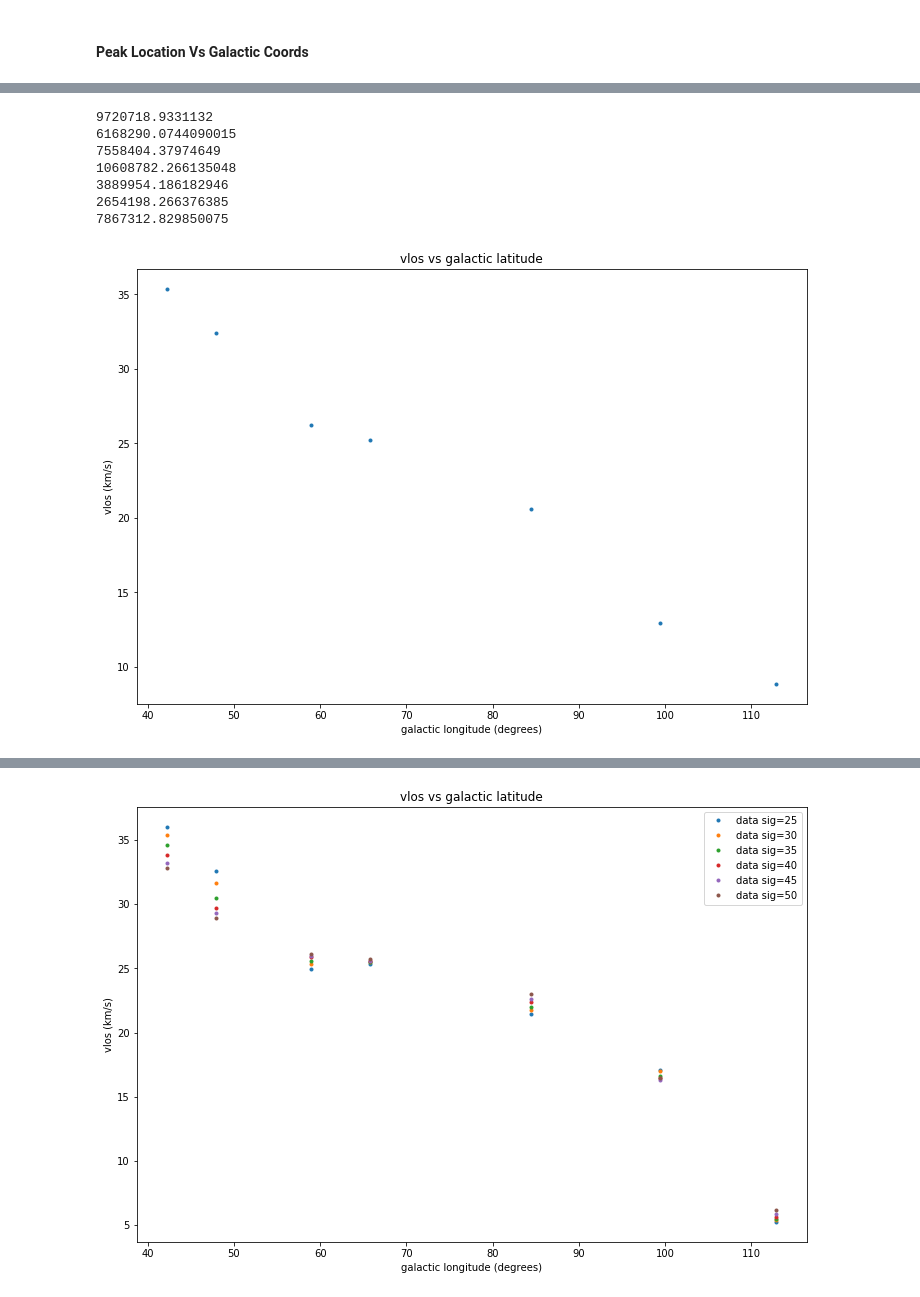
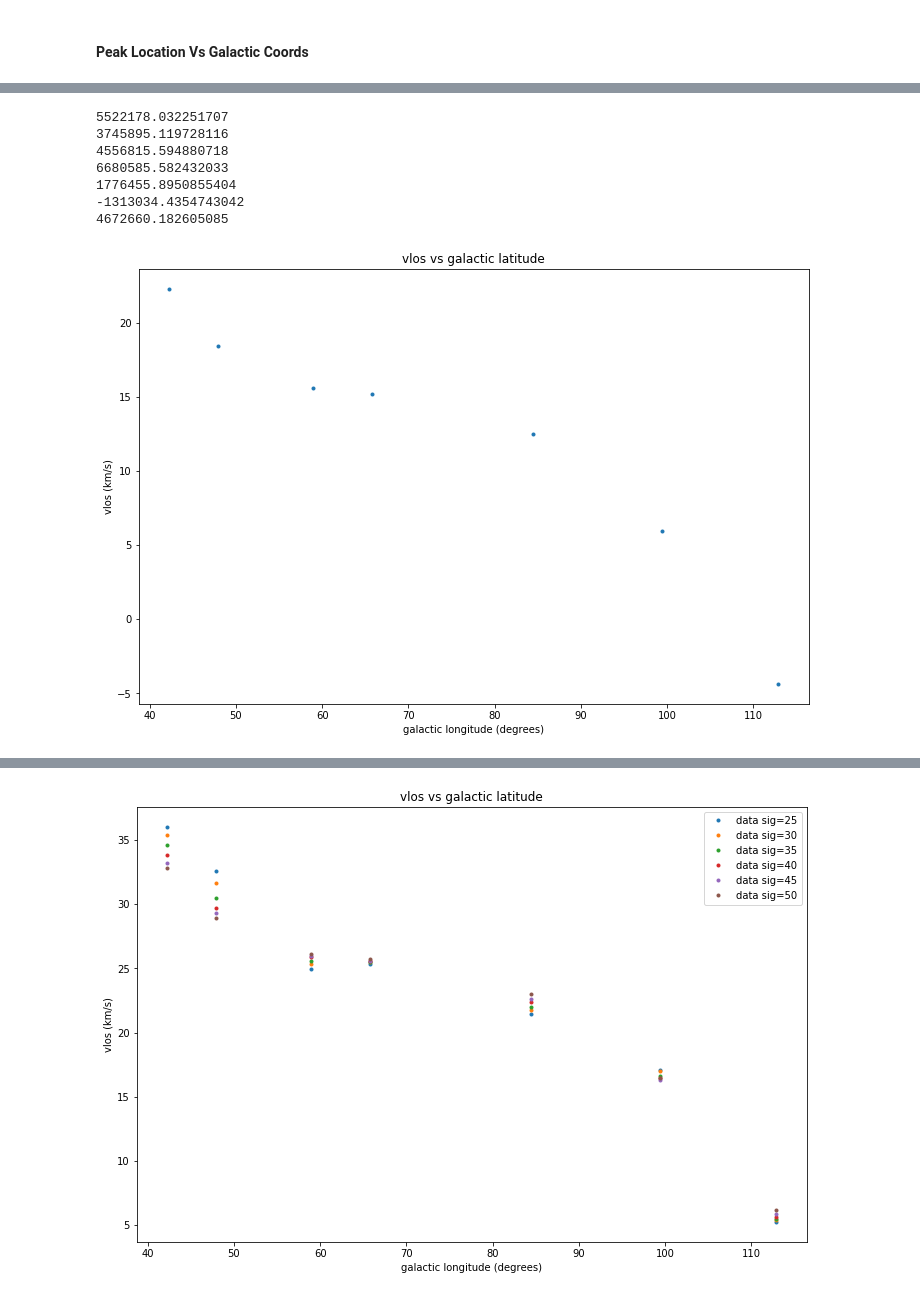
Before and after one commit to ShaabanM/ast2050_lab3, a Jupyter notebook: Analysis.ipynb, the cells around one changed output, grey strips where cells are left out. Saved outputs shown, nothing was run; the diff lists cells and outputs as text; code cells hidden in the pictures.

```diff
--- a/Analysis.ipynb
+++ b/Analysis.ipynb
@@ -295,7 +299,7 @@ for i in range(1,len(keys)):
         #y[np.argmax(y)] = np.mean(y)
         #y[np.argmin(y)] = np.mean(y)
 
-    signal, peak = get_signal(y-np.mean(y), filter=True,sigma=30)
+    signal, peak = get_signal(y-np.mean(y), filter=True,sigma=50)
     long = locg[keys[i-1]].l.deg
     lat = locg[keys[i-1]].b.deg
 
@@ -355,26 +359,26 @@ def get_vts(vs,longs,lats):
 # %%
 vs = []
 l0 = 1420455634
-l0 = 1420405751
+#l0 = 1420405751
 for i in range(len(peaks)):
     print(get_v(peaks[i],l0)*299792)
     vs.insert(i,get_v(peaks[i],l0))
 
 plt.figure()
 plt.clf
 plt.plot(longs,vs,'.')
 plt.ylabel("vlos (km/s)")
 plt.xlabel("galactic longitude (degrees)")
 plt.title("vlos vs galactic latitude");
 # %% [output]
-9720718.9331132
-6168290.0744090015
-7558404.37974649
-10608782.266135048
-3889954.186182946
-2654198.266376385
-7867312.829850075
+5522178.032251707
+3745895.119728116
+4556815.594880718
+6680585.582432033
+1776455.8950855404
+-1313034.4354743042
+4672660.182605085
-[figure, old version]
+[figure, new version]
 # %%
 vts = []
 rts = []
```
Also changed, not shown: parts of 6 cells of this notebook.
